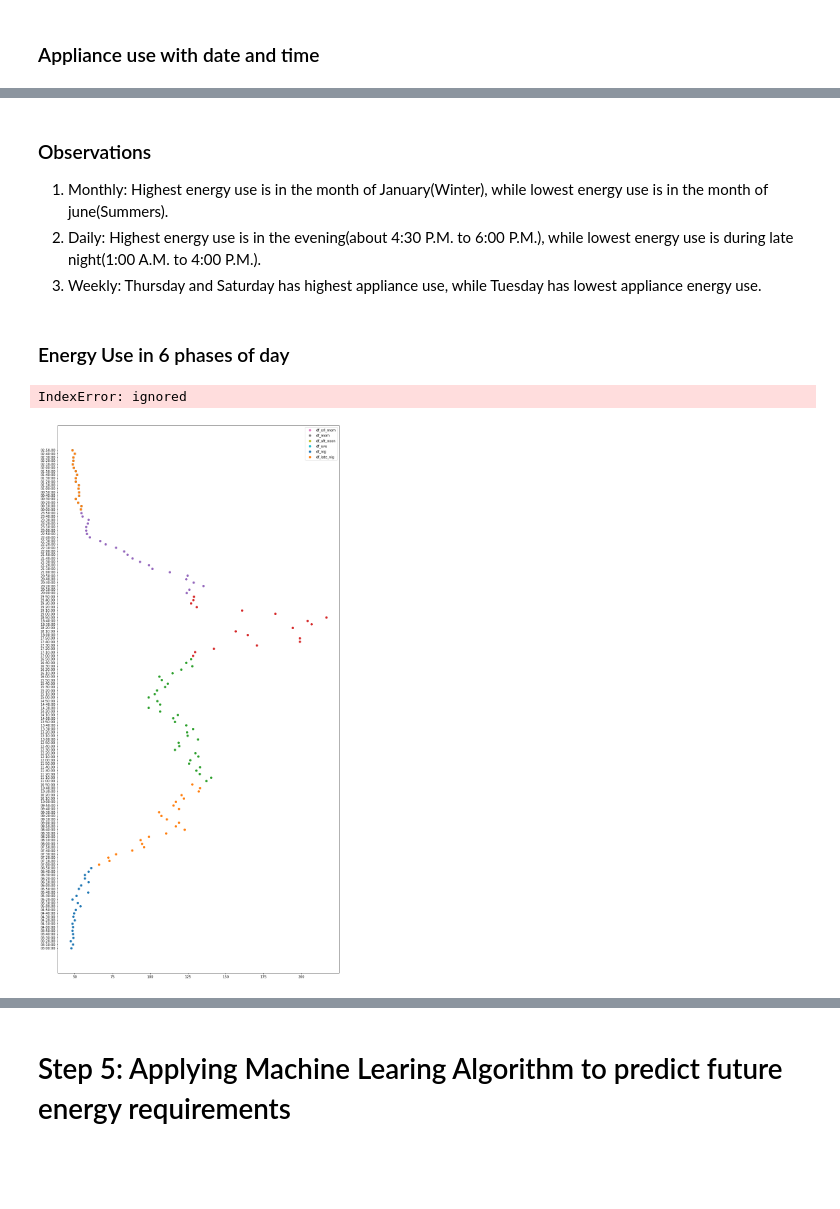
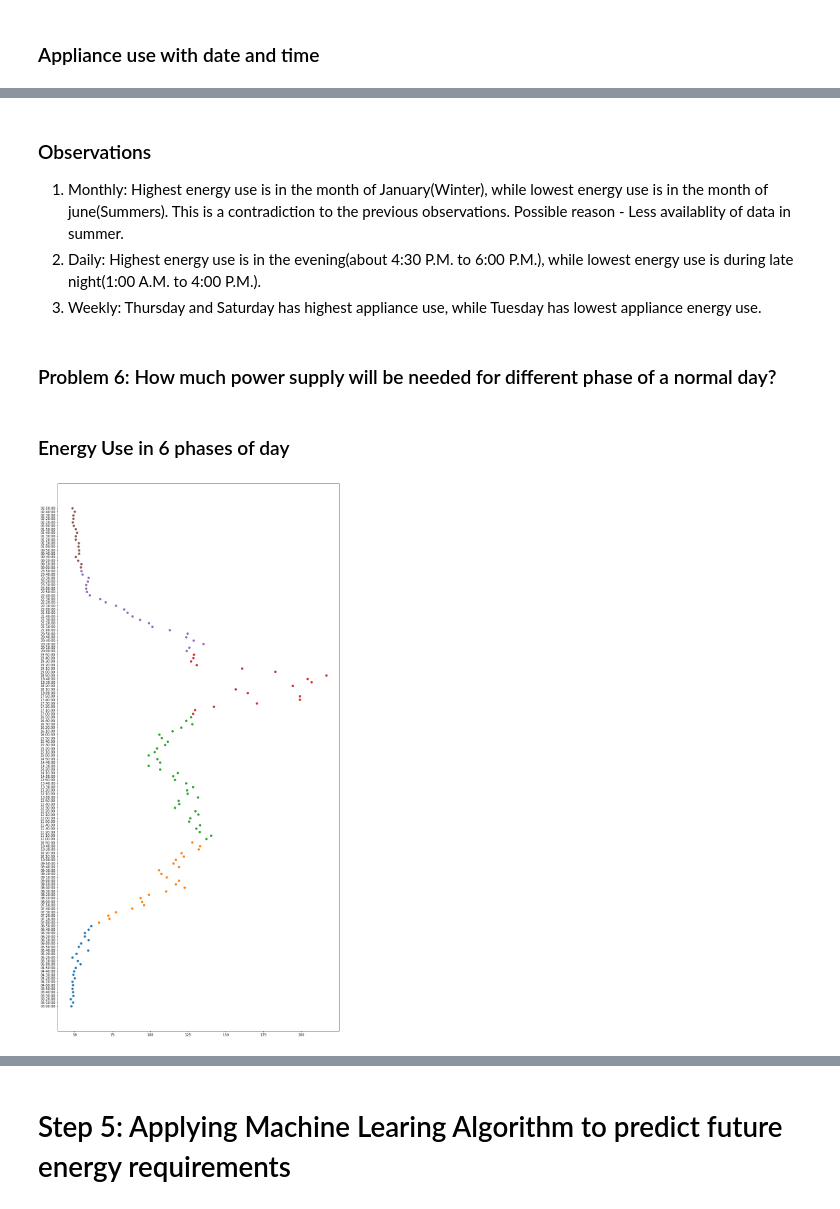
Before and after one commit to khalid-data-aspirant42/Appliance-Energy-Prediction, a Jupyter notebook: Final_Notebook_Appliance_Energy_Prediction.ipynb, the cells around one changed output, grey strips where cells are left out. Cells and saved outputs as stored; diff of their text form; code cells hidden in the pictures; blank space fills up the shorter version.

```diff
--- a/Final_Notebook_Appliance_Energy_Prediction.ipynb
+++ b/Final_Notebook_Appliance_Energy_Prediction.ipynb
@@ -364,12 +404,12 @@ df_final[temporal_features].hist(bins=50, figsize=(10,8));
 ### Visualizing the dependent and independent variables(temperature) with linear model tools
 from sklearn import linear_model
 for elem in temp_col:
-    y = df_final2['Appliances']
+    y = df_final2['Appliances(Wh)']
     reg = linear_model.LinearRegression()
     reg.fit(df_final2[[elem]],y)
-    plt.title(f'Appliances vs {elem}', fontsize=20, color='green')
+    plt.title(f'Appliances(Wh) vs {elem}', fontsize=20, color='green')
     plt.xlabel(elem, color='red')
-    plt.ylabel('Appliances', color='red')
+    plt.ylabel('Appliances(Wh)', color='red')
     plt.scatter(df_final2[elem],y, color='cyan', marker='*')
     plt.plot(df_final2[elem], reg.predict(df_final2[[elem]]))
     plt.yticks(fontsize=20)
@@ -389,12 +433,12 @@ for elem in temp_col:
 ### Visualizing the dependent and independent variables(humidity) with linear model tools
 from sklearn import linear_model
 for elem in humidity_col:
-    y = df_final2['Appliances']
+    y = df_final2['Appliances(Wh)']
     reg = linear_model.LinearRegression()
     reg.fit(df_final2[[elem]],y)
-    plt.title(f'Appliances vs {elem}', fontsize=20, color='green')
+    plt.title(f'Appliances(Wh) vs {elem}', fontsize=20, color='green')
     plt.xlabel(elem, color='red')
-    plt.ylabel('Appliances', color='red')
+    plt.ylabel('Appliances(Wh)', color='red')
     plt.scatter(df_final2[elem],y, color='cyan', marker='*')
     plt.plot(df_final2[elem], reg.predict(df_final2[[elem]]))
     plt.yticks(fontsize=20)
@@ -415,12 +459,12 @@ for elem in humidity_col:
 ### Visualizing the dependent and independent variables(other features) with linear model tools
 from sklearn import linear_model
 for elem in other_phy_features:
-    y = df_final['Appliances']
+    y = df_final['Appliances(Wh)']
     reg = linear_model.LinearRegression()
     reg.fit(df_final[[elem]],y)
-    plt.title(f'Appliances vs {elem}', fontsize=20, color='green')
+    plt.title(f'Appliances(Wh) vs {elem}', fontsize=20, color='green')
     plt.xlabel(elem, color='red')
-    plt.ylabel('Appliances', color='red')
+    plt.ylabel('Appliances(Wh)', color='red')
     plt.scatter(df_final[elem],y, color='cyan', marker='*')
     plt.plot(df_final[elem], reg.predict(df_final[[elem]]))
     plt.yticks(fontsize=20)
@@ -440,12 +489,12 @@ temporal_features.remove('time')
 ### Visualizing the dependent and independent variables(temporal features) with linear model tools
 from sklearn import linear_model
 for elem in temporal_features:
-    y = df_final['Appliances']
+    y = df_final['Appliances(Wh)']
     reg = linear_model.LinearRegression()
     reg.fit(df_final[[elem]],y)
-    plt.title(f'Appliances vs {elem}', fontsize=20, color='green')
+    plt.title(f'Appliances(Wh) vs {elem}', fontsize=20, color='green')
     plt.xlabel(elem, color='red')
-    plt.ylabel('Appliances', color='red')
+    plt.ylabel('Appliances(Wh)', color='red')
     plt.scatter(df_final[elem],y, color='cyan', marker='*')
     plt.plot(df_final[elem], reg.predict(df_final[[elem]]))
     plt.yticks(fontsize=20)
@@ -459,8 +508,10 @@ for elem in temporal_features:
 # %% [markdown]
 ### Observations
-1. Monthly: Highest energy use is in the month of January(Winter), while lowest energy use is in the month of june(Summers).
+1. Monthly: Highest energy use is in the month of January(Winter), while lowest energy use is in the month of june(Summers). This is a contradiction to the previous observations. Possible reason - Less availablity of data in summer.
 2. Daily: Highest energy use is in the evening(about 4:30 P.M. to 6:00 P.M.), while lowest energy use is during late night(1:00 A.M. to 4:00 P.M.).
 3. Weekly: Thursday and Saturday has highest appliance use, while Tuesday has lowest appliance energy use.
+# %% [markdown]
+### Problem 6: How much power supply will be needed for different phase of a normal day?
 # %% [markdown]
 ### Energy Use in 6 phases of day
 # %%
@@ -475,21 +526,12 @@ df_aft_noon = df_final[(df_final['time']>='11:00:00') & (df_final['time']<'17:00
 # %%
 phase_list = [df_erl_morn, df_morn, df_aft_noon, df_eve, df_nig, df_late_nig]
 for elem1 in phase_list:
     time_list = list(elem1.time.unique())
-    mean_list = [(elem1[elem1['time']==elem2])['Appliances'].mean() for elem2 in time_list]
+    mean_list = [(elem1[elem1['time']==elem2])['Appliances(Wh)'].mean() for elem2 in time_list]
     phase_df = pd.DataFrame(time_list, mean_list, columns=['phase_time']).reset_index().rename(columns={'index':'Mean_Energy'})
     x = phase_df['Mean_Energy']
     y = phase_df['phase_time']
     plt.rcParams['figure.figsize'] = (15,30)
     plt.scatter(x,y)
-
-
-phase_list2 = ['df_erl_morn', 'df_morn', 'df_aft_noon', 'df_eve', 'df_nig', 'df_late_nig']
-n = 0
-while n < 6:
-    result = phase_list2.pop(n)
-    plt.scatter(x,y, label=result)
-    plt.legend(loc = 'upper right')
 # %% [output]
-IndexError: ignored
-[figure, old version]
+[figure, new version]
```
Also changed, not shown: parts of 125 cells of this notebook.
